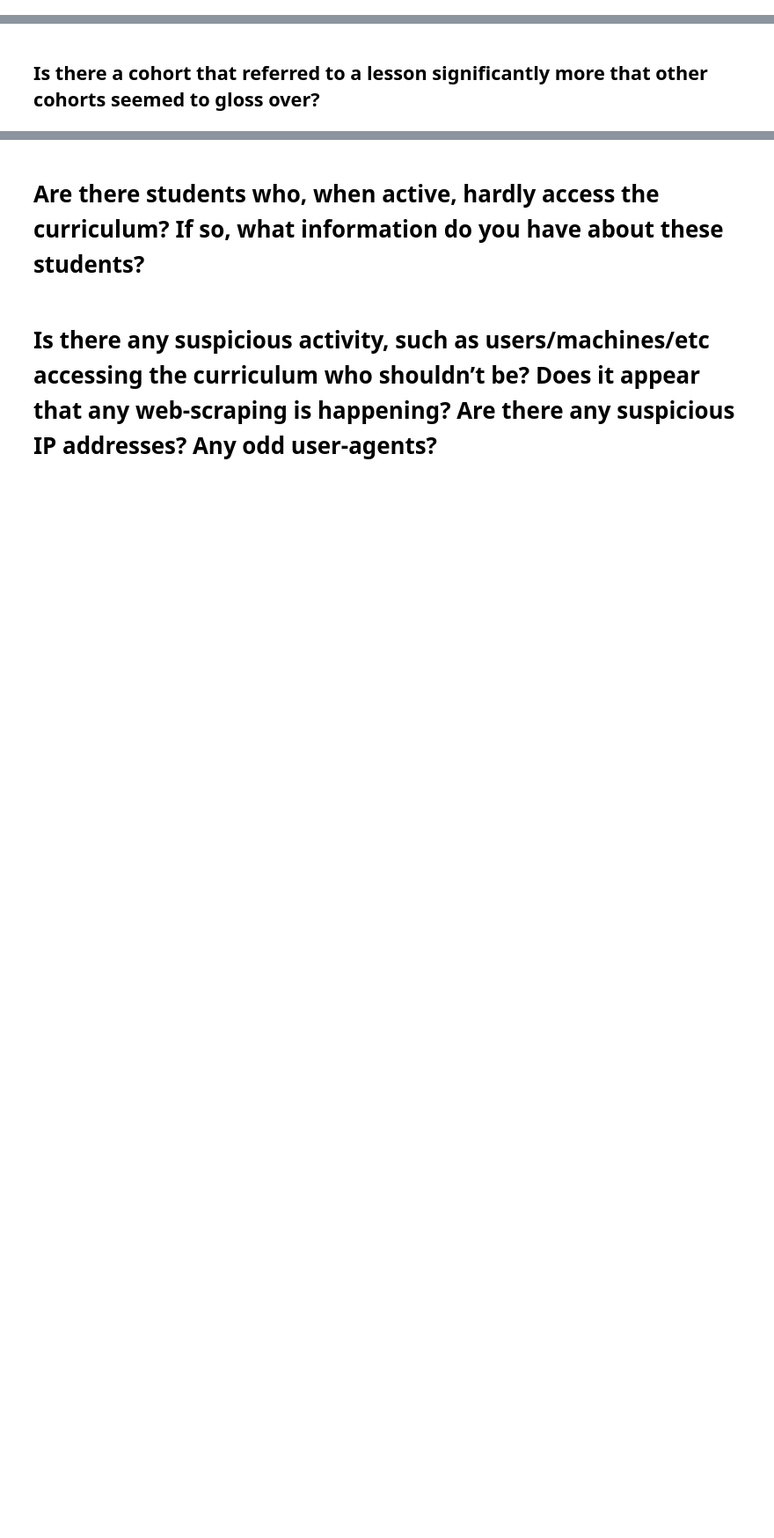
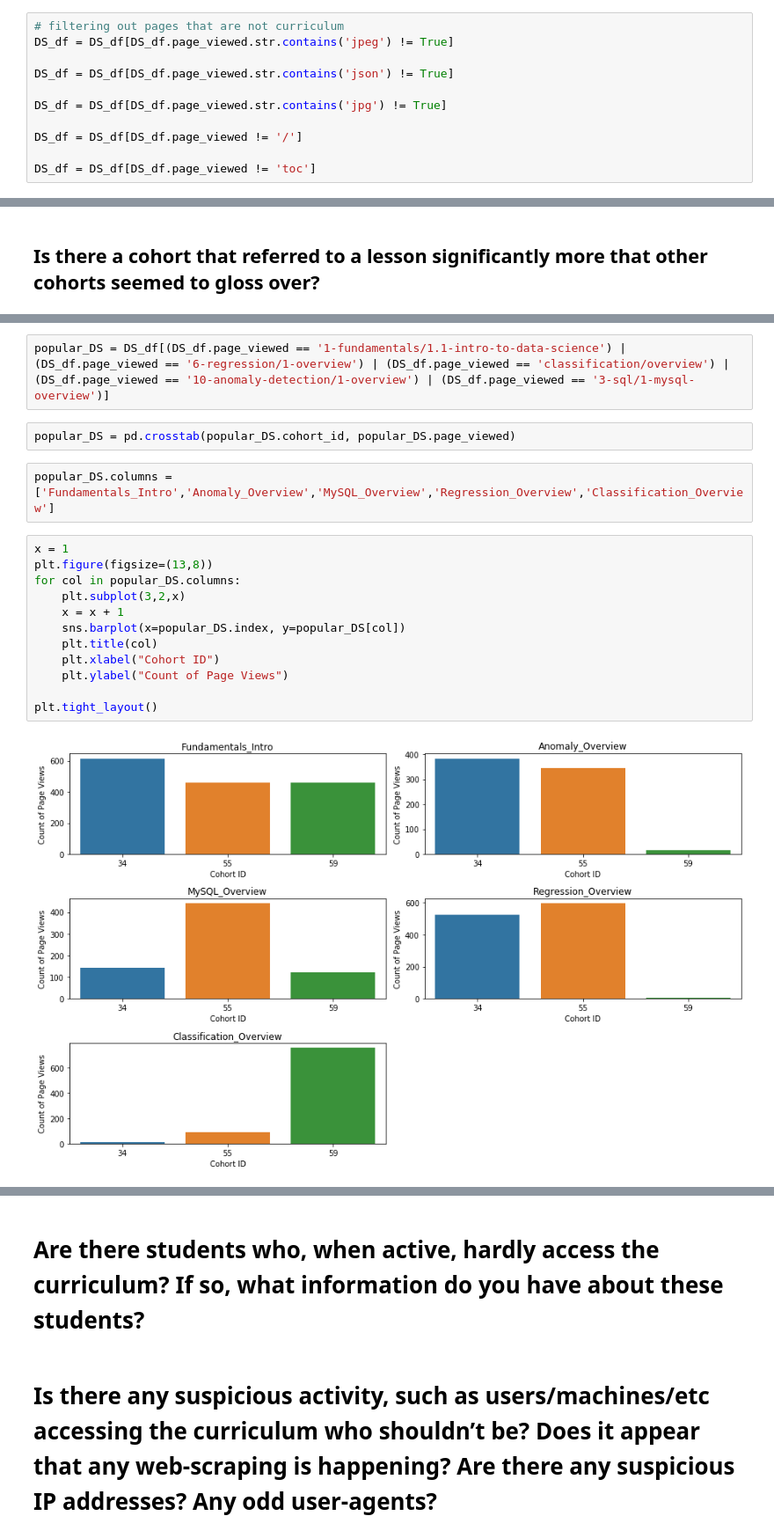
Before and after one commit to ThompsonBethany01/Analyzing-Web-Logs, a Jupyter notebook: Data_Analysis.ipynb, the cells around one changed output, grey strips where cells are left out. Shown: that part at 88% size. Saved outputs shown, nothing was run; the diff lists cells and outputs as text; blank space fills up the shorter version.

```diff
--- a/Data_Analysis.ipynb
+++ b/Data_Analysis.ipynb
@@ -80,6 +80,17 @@ df = Wrangle.acquire_logs()
 # %%
 # creating a dataframe of only Data Science Cohorts, any cohort with program id of 3
 DS_df = df[(df.cohort_id == 30) | (df.cohort_id == 34) | (df.cohort_id == 55) | (df.cohort_id == 59)]
+# %%
+# filtering out pages that are not curriculum
+DS_df = DS_df[DS_df.page_viewed.str.contains('jpeg') != True]
+
+DS_df = DS_df[DS_df.page_viewed.str.contains('json') != True]
+
+DS_df = DS_df[DS_df.page_viewed.str.contains('jpg') != True]
+
+DS_df = DS_df[DS_df.page_viewed != '/']
+
+DS_df = DS_df[DS_df.page_viewed != 'toc']
 # %%
 # creating a dataframe of only Web Dev Cohorts, any cohort not DS or Staff
 WD_df = df[(df.cohort_id != 28) |(df.cohort_id != 30) | (df.cohort_id != 34) | (df.cohort_id != 55) | (df.cohort_id != 59)]
@@ -154,0 +186,20 @@ Text(0, 0.5, 'Count of Page Visits')
+# %%
+popular_DS = DS_df[(DS_df.page_viewed == '1-fundamentals/1.1-intro-to-data-science') | (DS_df.page_viewed == '6-regression/1-overview') | (DS_df.page_viewed == 'classification/overview') | (DS_df.page_viewed == '10-anomaly-detection/1-overview') | (DS_df.page_viewed == '3-sql/1-mysql-overview')]
+# %%
+popular_DS = pd.crosstab(popular_DS.cohort_id, popular_DS.page_viewed)
+# %%
+popular_DS.columns = ['Fundamentals_Intro','Anomaly_Overview','MySQL_Overview','Regression_Overview','Classification_Overview']
+# %%
+x = 1
+plt.figure(figsize=(13,8))
+for col in popular_DS.columns:
+    plt.subplot(3,2,x)
+    x = x + 1
+    sns.barplot(x=popular_DS.index, y=popular_DS[col])
+    plt.title(col)
+    plt.xlabel("Cohort ID")
+    plt.ylabel("Count of Page Views")
+
+plt.tight_layout()
+# %% [output]
+[figure, added]
```
Also changed, not shown: parts of 11 cells of this notebook.
